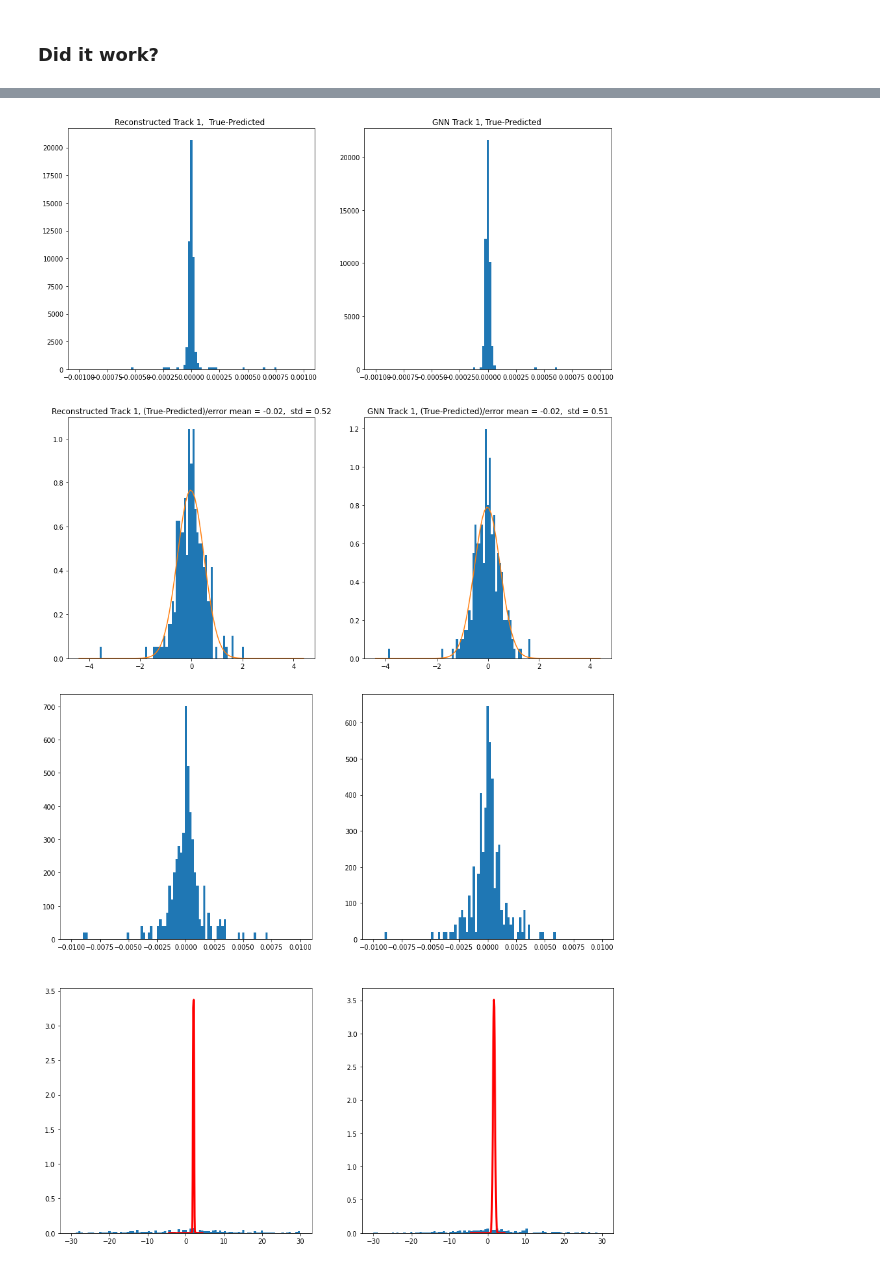
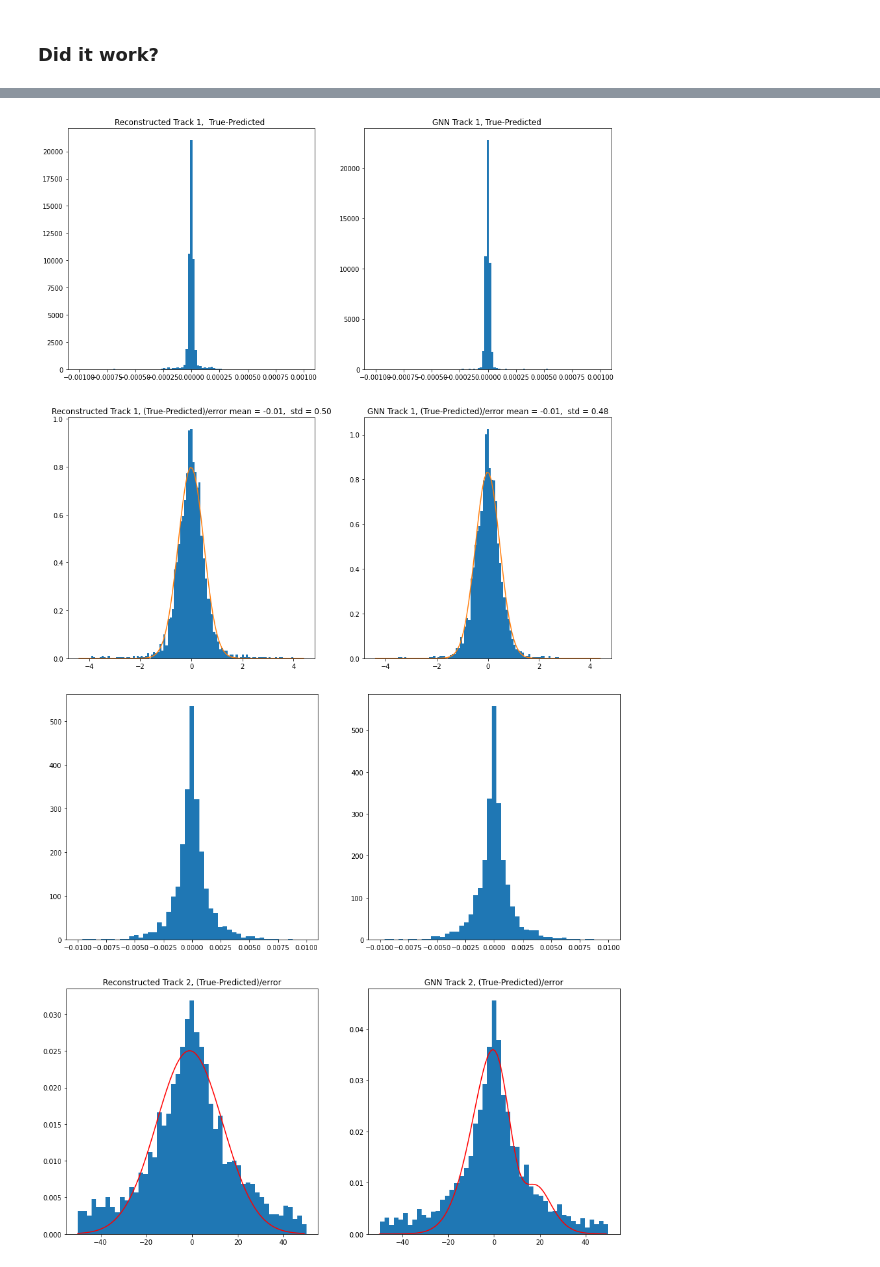
Before and after one commit to marcinwolter/Tracking_student2020, a Jupyter notebook: GNN_MuonE_v1_Robust_mc_recon_comparison.ipynb, the cells around one changed output, grey strips where cells are left out. Cells and saved outputs as stored; diff of their text form; code cells hidden in the pictures.

```diff
--- a/GNN_MuonE_v1_Robust_mc_recon_comparison.ipynb
+++ b/GNN_MuonE_v1_Robust_mc_recon_comparison.ipynb
@@ -314,8 +314,8 @@ import pandas as pd
 def readMuonE(event_file,is_x=True):
 
 
-   #data = pd.read_csv(event_file)
-   data = pd.read_csv(event_file,engine='python')
+   data = pd.read_csv(event_file)
+   #data = pd.read_csv(event_file,engine='python')
    # Preview the first 5 lines of the loaded data
    data.head()
 
@@ -458,8 +458,8 @@ def readMCtrack(event_file, is_x= True ):
 # Reads From Reconstruction File
 
 def ReadRecon(event_file,is_x=True):
-  #data = pd.read_csv(event_file)
-  data = pd.read_csv(event_file,engine='python')
+  data = pd.read_csv(event_file)
+  #data = pd.read_csv(event_file,engine='python')
   data.head()
 
   if is_x:
@@ -499,9 +499,9 @@ is_x = True
 is_y = False
 axis = is_x
 
-event_file_MC= "/content/drive/My Drive/MuonE_tracking/MCtrackFile_small.csv"
-event_file= "/content/drive/My Drive/MuonE_tracking/hitFile_small.csv"
-event_file_recon= "/content/drive/My Drive/MuonE_tracking/trackFile_small.csv"
+event_file_MC= "/content/drive/My Drive/MuonE_tracking/MCtrackFile_medium.csv"
+event_file= "/content/drive/My Drive/MuonE_tracking/hitFile_medium.csv"
+event_file_recon= "/content/drive/My Drive/MuonE_tracking/trackFile_medium.csv"
 
 
 Tracks=readMCtrack(event_file_MC,axis)
@@ -790,7 +790,7 @@ def robust_fit(data,preds,toleration=0.5):
 
     nodes=np.where(node_lines==i)
 
-    if np.size(nodes)>1 :
+    if np.size(nodes)>=2 :
 
       yerr = np.ones( np.size(nodes) )*0.03
       popt,pcov=curve_fit(fit,x[nodes],y[nodes],p0=(0.0,0.0),sigma=yerr, absolute_sigma=True)
@@ -1056,37 +1052,40 @@ for i,[title,fitdata] in enumerate(error_list.items()):
 
 
 
   plt.title(title)
 
 fig.show()
 
 limit_1 = 0.01
-limit_2 = 30
+limit_2 = 50
 
 
 fig=plt.figure(figsize=(15,15))
 for i,[title,fitdata] in enumerate(error_list2.items()):
 
   ax_list=fig.add_subplot(2,2,i+1)
   if i<2:
     limit=limit_1
   else:
     limit=limit_2
-  supress_=ax_list.hist(np.array(fitdata),bins=np.linspace(-limit,limit,100).tolist(), density=True)
+  supress_=ax_list.hist(np.array(fitdata),bins=np.linspace(-limit,limit,50).tolist(), density=True)
 
 
 
   if i>=2:
 
     fitdata2 = []
     for k in range(len(fitdata)):
-      if fitdata[k].item()<40 and fitdata[k].item()>-40:
+      if fitdata[k].item()<limit_2 and fitdata[k].item()>-limit_2:
         fitdata2.append(fitdata[k].item())
-    params,cov=curve_fit(double_gauss,supress_[0],supress_[1][:-1])
-    plt.plot(x,double_gauss(x,*params),color='red',lw=3,label='model')
 
 
+    [a,b]=np.histogram(fitdata2,bins=np.linspace(-limit_2,limit_2,100),density=True)
+    params,cov=curve_fit(double_gauss,b[:-1],a)
+    plt.plot(b[:-1],double_gauss(b[:-1],*params),color='red')
+    plt.title(title)
+
 fig.show()
 # %% [output]
-[figure, old version]
+[figure, new version]
-[figure, old version]
+[figure, new version]
```
Also changed, not shown: parts of 8 cells of this notebook.
